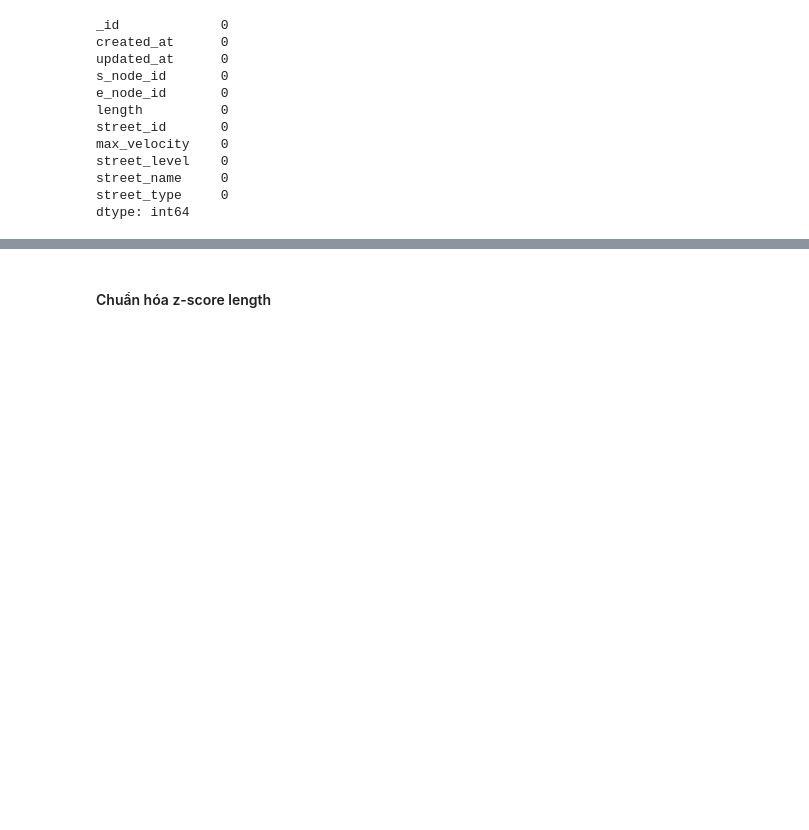
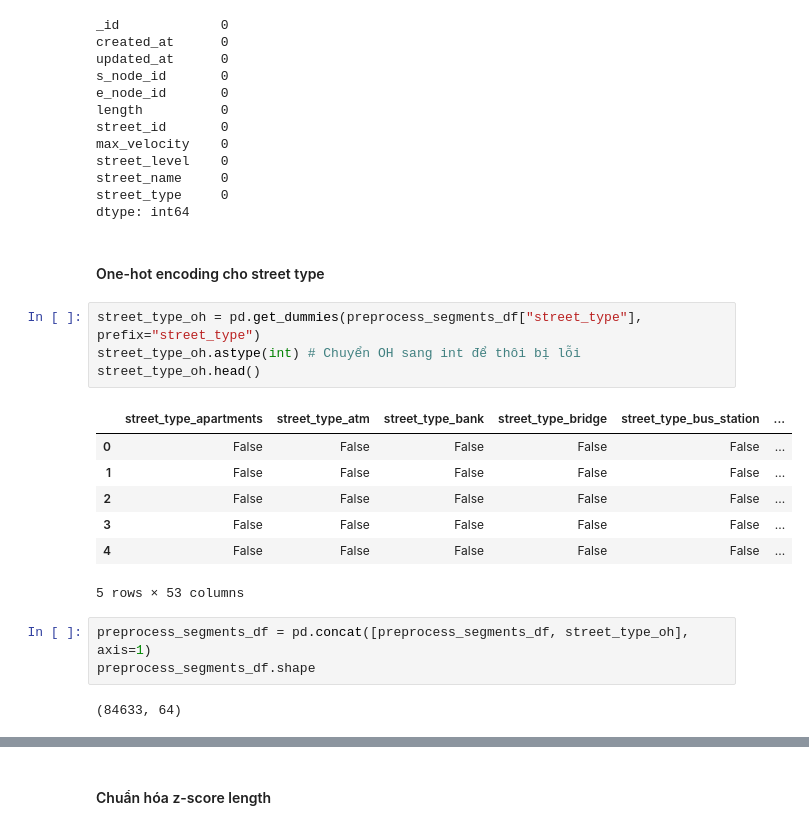
Before and after one commit to An-Sadek/HCM_GNNTSF, a Jupyter notebook: src/preprocessing/details.ipynb, the cells around one changed output, grey strips where cells are left out. Drawn from its saved outputs; the diff is of its cells as text; blank space fills up the shorter version.

Commit message:
one hot encoding cho street type

```diff
--- a/src/preprocessing/details.ipynb
+++ b/src/preprocessing/details.ipynb
@@ -608,3 +606,22 @@ street_level    0
 street_name     0
 street_type     0
 dtype: int64
+# %% [markdown]
+#### One-hot encoding cho street type
+# %%
+street_type_oh = pd.get_dummies(preprocess_segments_df["street_type"], prefix="street_type")
+street_type_oh.astype(int) # Chuyển OH sang int để thôi bị lỗi
+street_type_oh.head()
+# %% [output]
+|  | street_type_apartments | street_type_atm | street_type_bank | street_type_bridge | street_type_bus_station | ... |
+| 0 | False | False | False | False | False | ... |
+| 1 | False | False | False | False | False | ... |
+| 2 | False | False | False | False | False | ... |
+| 3 | False | False | False | False | False | ... |
+| 4 | False | False | False | False | False | ... |
+5 rows × 53 columns
+# %%
+preprocess_segments_df = pd.concat([preprocess_segments_df, street_type_oh], axis=1)
+preprocess_segments_df.shape
+# %% [output]
+(84633, 64)
```
Also changed, not shown: parts of 6 cells of this notebook, 3 other files.
